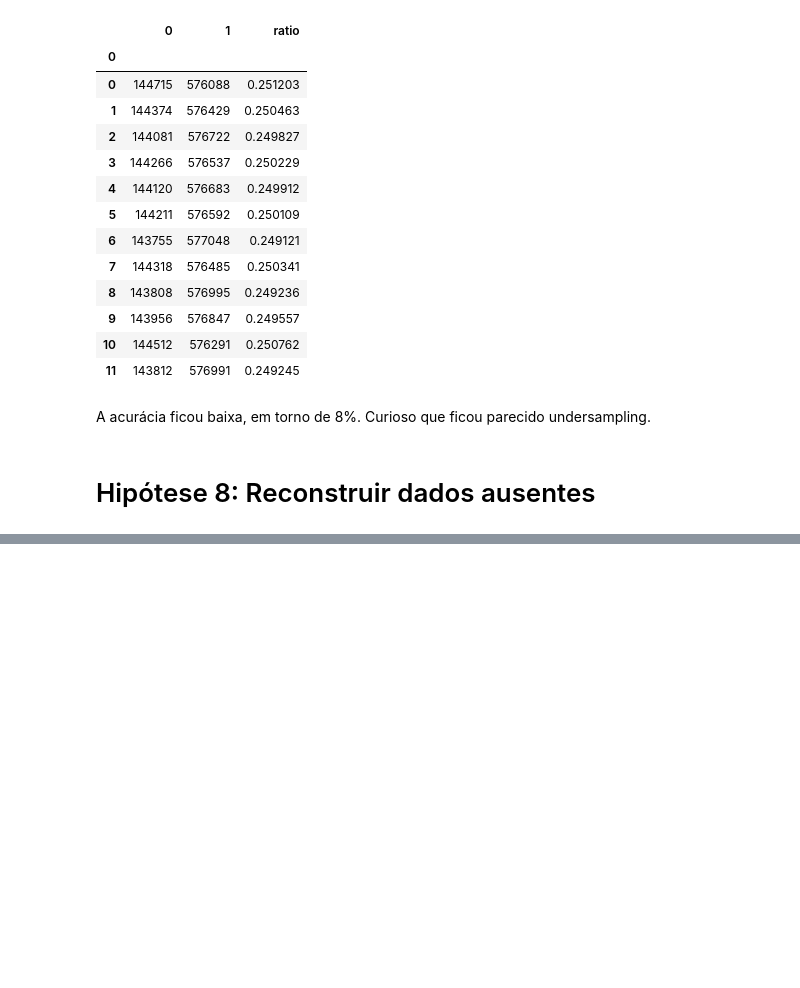
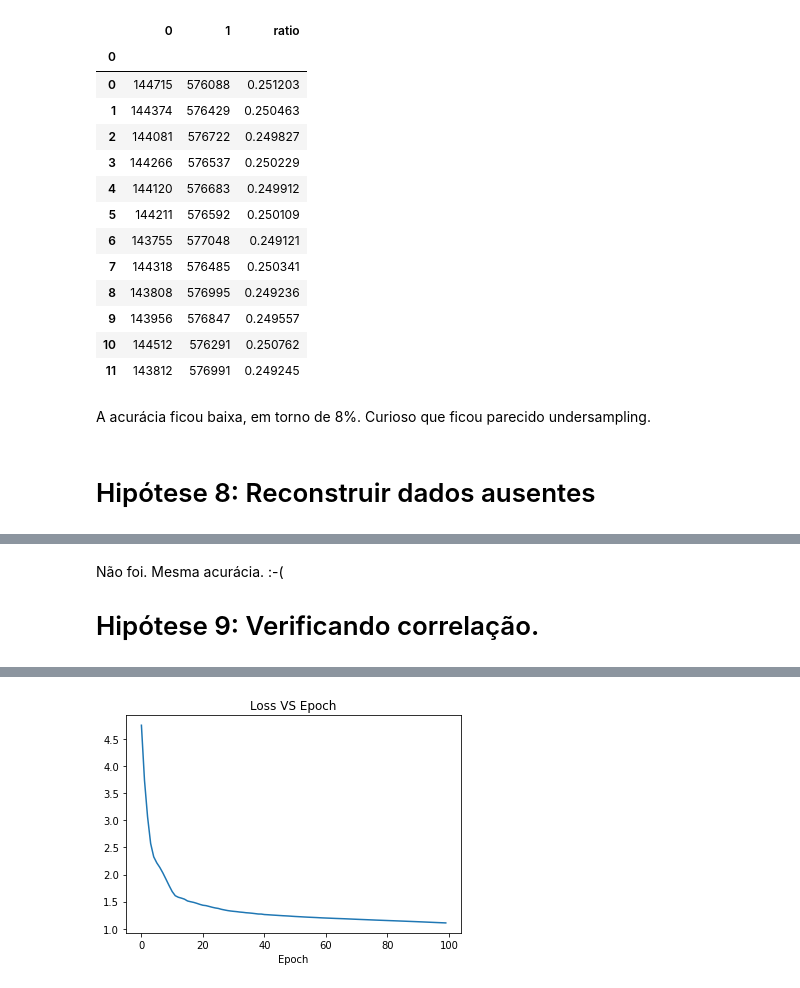
Before and after one commit to jopapo/pos_datascience_redesneurais_tf, a Jupyter notebook: tf.ipynb, the cells around one changed output, grey strips where cells are left out. Cells and saved outputs as stored; diff of their text form; code cells hidden in the pictures; blank space fills up the shorter version.

```diff
--- a/tf.ipynb
+++ b/tf.ipynb
@@ -740,18 +739,23 @@ cols_with_NAs = ['RMIC','MUDWEIGHT','ROP','RSHA','PEF','NPHI','SP','DRHO',
 
 df_lithology_clean = df_lithology.replace(-999.0, np.nan)
 
-cols_means = df_lithology_clean.groupby('FORCE_2020_LITHOFACIES_LITHOLOGY_IDX').mean()
-#cols_means
+#Mediana pode ser melhor que a média pois são valores existentes no modelo
+cols_values = df_lithology_clean.groupby('FORCE_2020_LITHOFACIES_LITHOLOGY_IDX').median()
+#print(cols_values)
+#print(df_lithology_clean.describe())
 
-for index, means in cols_means.iterrows():
+for index, values in cols_values.iterrows():
     for col_with_NA in cols_with_NAs:
         df_lithology_clean.loc[df_lithology_clean.FORCE_2020_LITHOFACIES_LITHOLOGY_IDX == index] = \
             df_lithology_clean.loc[df_lithology_clean.FORCE_2020_LITHOFACIES_LITHOLOGY_IDX == index] \
-                .fillna(means[col_with_NA])
+                .fillna(values[col_with_NA] or 0)
     print('Done for', index)
 
+#Teste pois não pode mudar mto a média
+#print(df_lithology_clean.describe())
+
 # Checando se a contagem realmente preencheu os valores
-df_lithology_clean.info()
+#print(df_lithology_clean.info())
 # %% [output]
 Done for 0
 Done for 1
@@ -780,0 +809,35 @@ NameError: name 'separate_datasets' is not defined
+# %% [markdown]
+Não foi. Mesma acurácia. :-(
+
+# Hipótese 9: Verificando correlação.
+# %%
+# Correlação
+df_lithology_clean.corr().round(1)
+
+# Vamos fazer uma simulação só com os campos que têm alguma correlação
+#corr_fiels = ['RDEP', 'RHOB', 'GR', 'NPHI', 'DCAL', 'Carbon_Index', 'Normalized_RHOB', 'Normalized_GR', 'GROUP_encoded', 'FORMATION_encoded']
+
+# Notamos que alguns dos campos se repetem e estão normalizados. Mantendo apenas os campos normalizados
+corr_fields = ['RDEP', 'NPHI', 'DCAL', 'Carbon_Index', 'Normalized_RHOB', 'Normalized_GR', 'GROUP_encoded', 'FORMATION_encoded']
+
+class ANN_v10(nn.Module):
+    def __init__(self):
+        super().__init__()
+        self.fc1 = nn.Linear(in_features=len(corr_fields), out_features=len(corr_fields)*2)
+        self.fc2 = nn.Linear(in_features=len(corr_fields)*2, out_features=len(corr_fields))
+        self.output = nn.Linear(in_features=len(corr_fields), out_features=len(lithofacies))
+
+    def forward(self, x):
+        x = F.relu(self.fc1(x))
+        x = F.relu(self.fc2(x))
+        x = self.output(x)
+
+        return x
+
+# Treinando
+
+(X_train_11, X_test_11, y_train_11, y_test_11) = separate_datasets(df_lithology_clean, categories=corr_fields)
+
+# Teste com mais épocas pq atingiu um ótimo local
+model_v11 = train_model(ANN_v10, X_train=X_train_11, y_train=y_train_11)
+# %% [output]
@@ -780,0 +854 @@ NameError: name 'separate_datasets' is not defined
+[figure, added]
```
Also changed, not shown: parts of 12 cells of this notebook.
